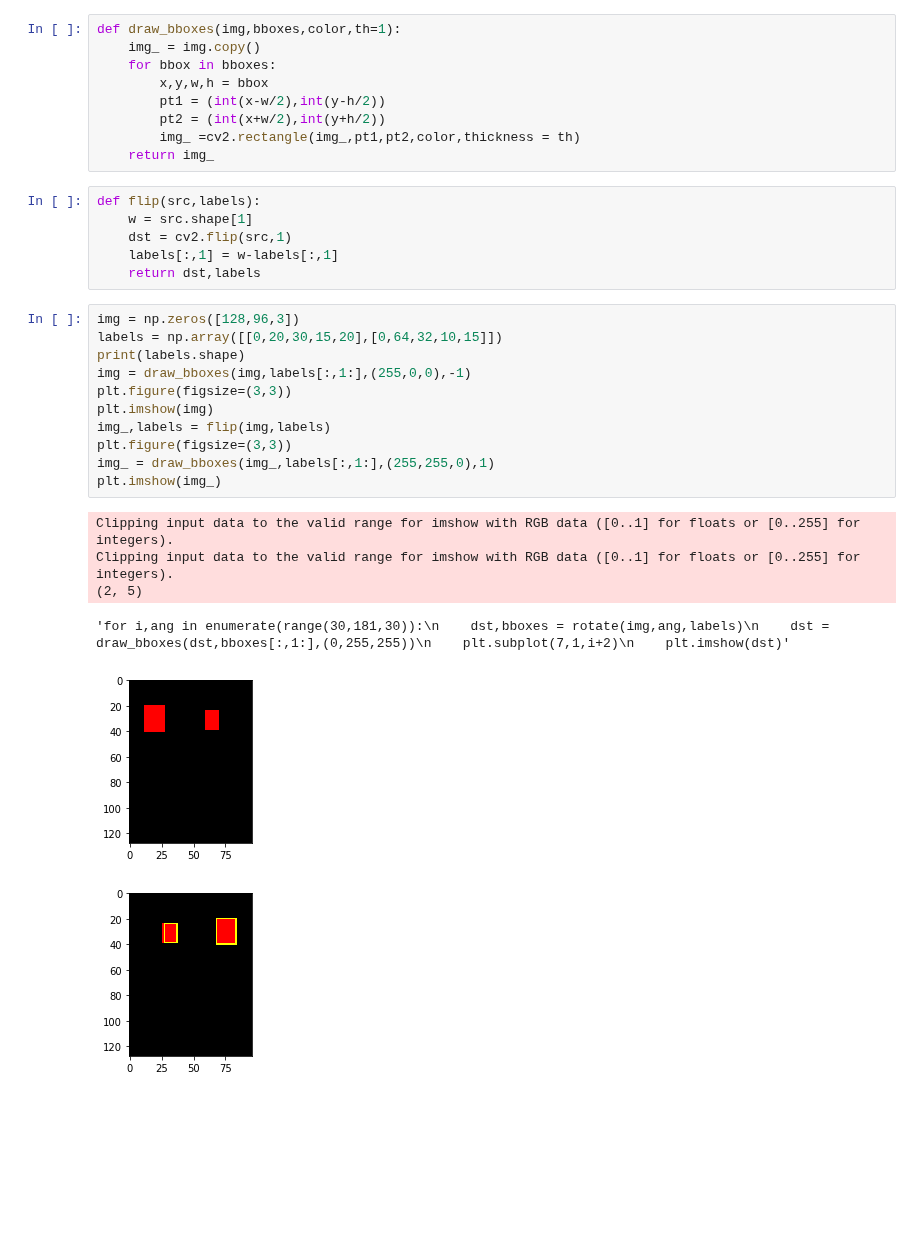
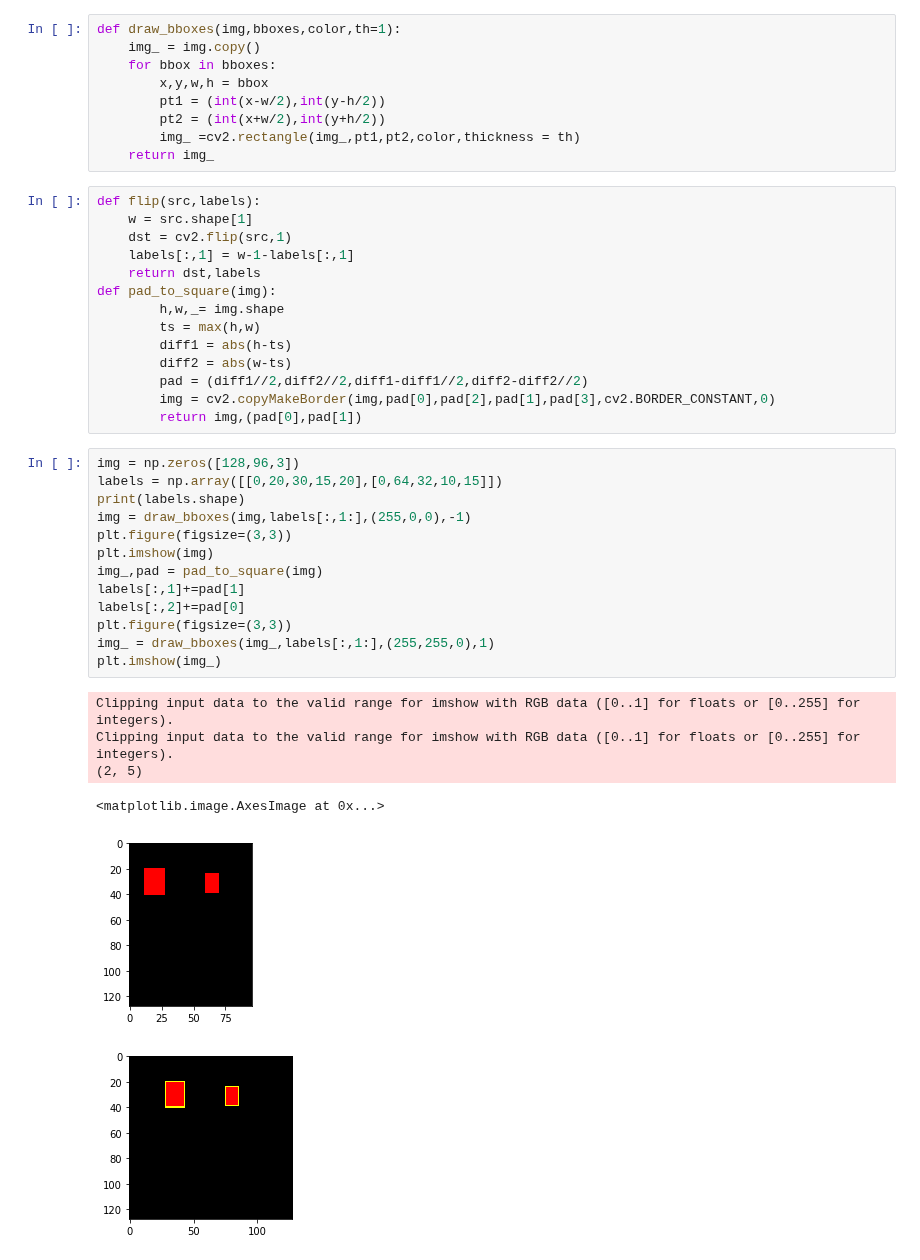
Before and after one commit to Pamikk/obj_det_loss, a Jupyter notebook: visualization.ipynb, the cells around one changed output. Cells and saved outputs as stored; diff of their text form; blank space fills up the shorter version.

```diff
--- a/visualization.ipynb
+++ b/visualization.ipynb
@@ -11,27 +11,37 @@ def draw_bboxes(img,bboxes,color,th=1):
         pt2 = (int(x+w/2),int(y+h/2))
         img_ =cv2.rectangle(img_,pt1,pt2,color,thickness = th)
     return img_
-# %%
-def flip(src,labels):
-    w = src.shape[1]
-    dst = cv2.flip(src,1)
-    labels[:,1] = w-labels[:,1]
-    return dst,labels
+# %%
+def flip(src,labels):
+    w = src.shape[1]
+    dst = cv2.flip(src,1)
+    labels[:,1] = w-1-labels[:,1]
+    return dst,labels
+def pad_to_square(img):
+        h,w,_= img.shape
+        ts = max(h,w)
+        diff1 = abs(h-ts)
+        diff2 = abs(w-ts)
+        pad = (diff1//2,diff2//2,diff1-diff1//2,diff2-diff2//2)
+        img = cv2.copyMakeBorder(img,pad[0],pad[2],pad[1],pad[3],cv2.BORDER_CONSTANT,0)
+        return img,(pad[0],pad[1])
 # %%
 img = np.zeros([128,96,3])
 labels = np.array([[0,20,30,15,20],[0,64,32,10,15]])
 print(labels.shape)
 img = draw_bboxes(img,labels[:,1:],(255,0,0),-1)
 plt.figure(figsize=(3,3))
 plt.imshow(img)
-img_,labels = flip(img,labels)
+img_,pad = pad_to_square(img)
+labels[:,1]+=pad[1]
+labels[:,2]+=pad[0]
 plt.figure(figsize=(3,3))
 img_ = draw_bboxes(img_,labels[:,1:],(255,255,0),1)
 plt.imshow(img_)
 # %% [output]
 Clipping input data to the valid range for imshow with RGB data ([0..1] for floats or [0..255] for integers).
 Clipping input data to the valid range for imshow with RGB data ([0..1] for floats or [0..255] for integers).
 (2, 5)
-'for i,ang in enumerate(range(30,181,30)):\n    dst,bboxes = rotate(img,ang,labels)\n    dst = draw_bboxes(dst,bboxes[:,1:],(0,255,255))\n    plt.subplot(7,1,i+2)\n    plt.imshow(dst)'
+<matplotlib.image.AxesImage at 0x...>
 [figure]
-[figure, old version]
+[figure, new version]
```
Also changed, not shown: 8 other files.
